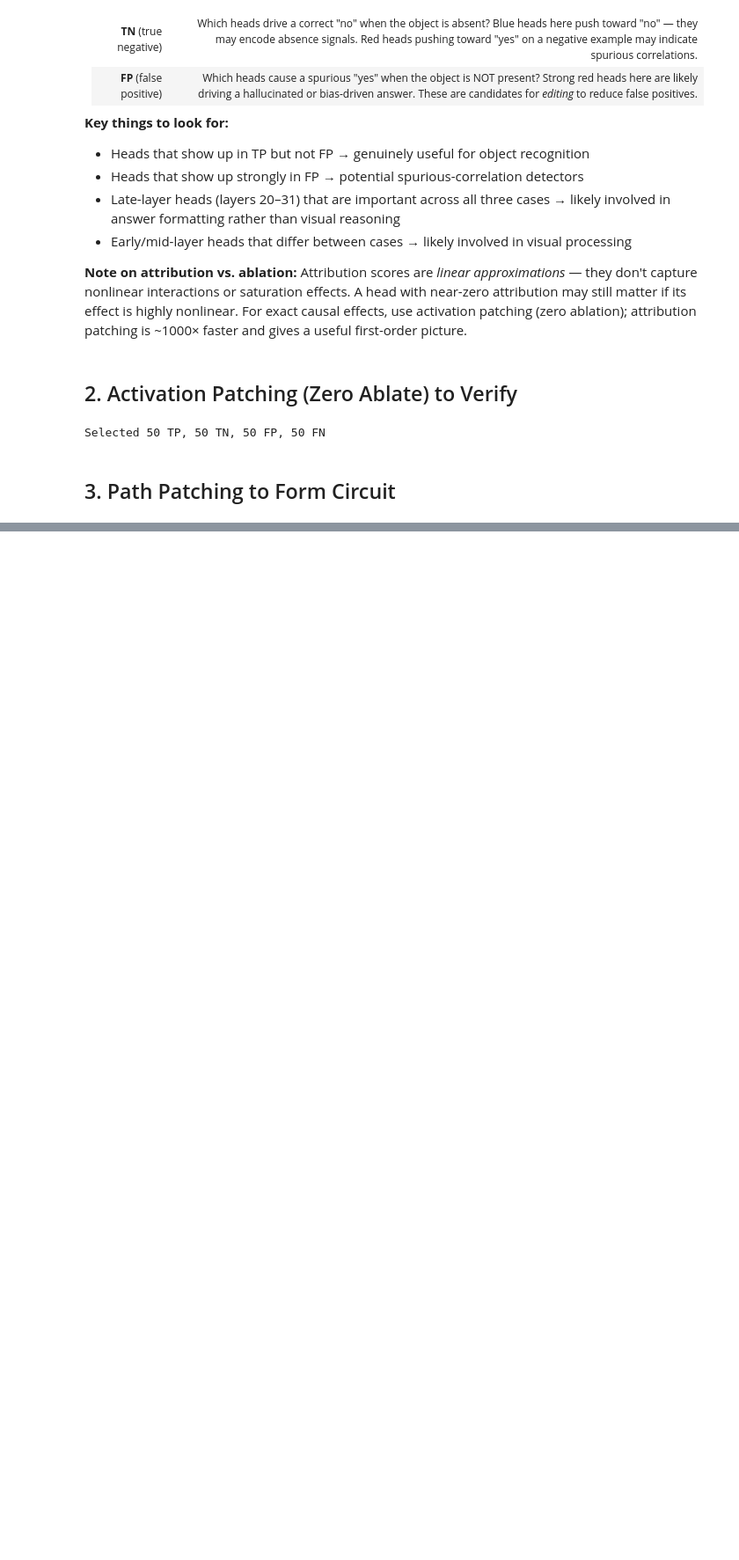
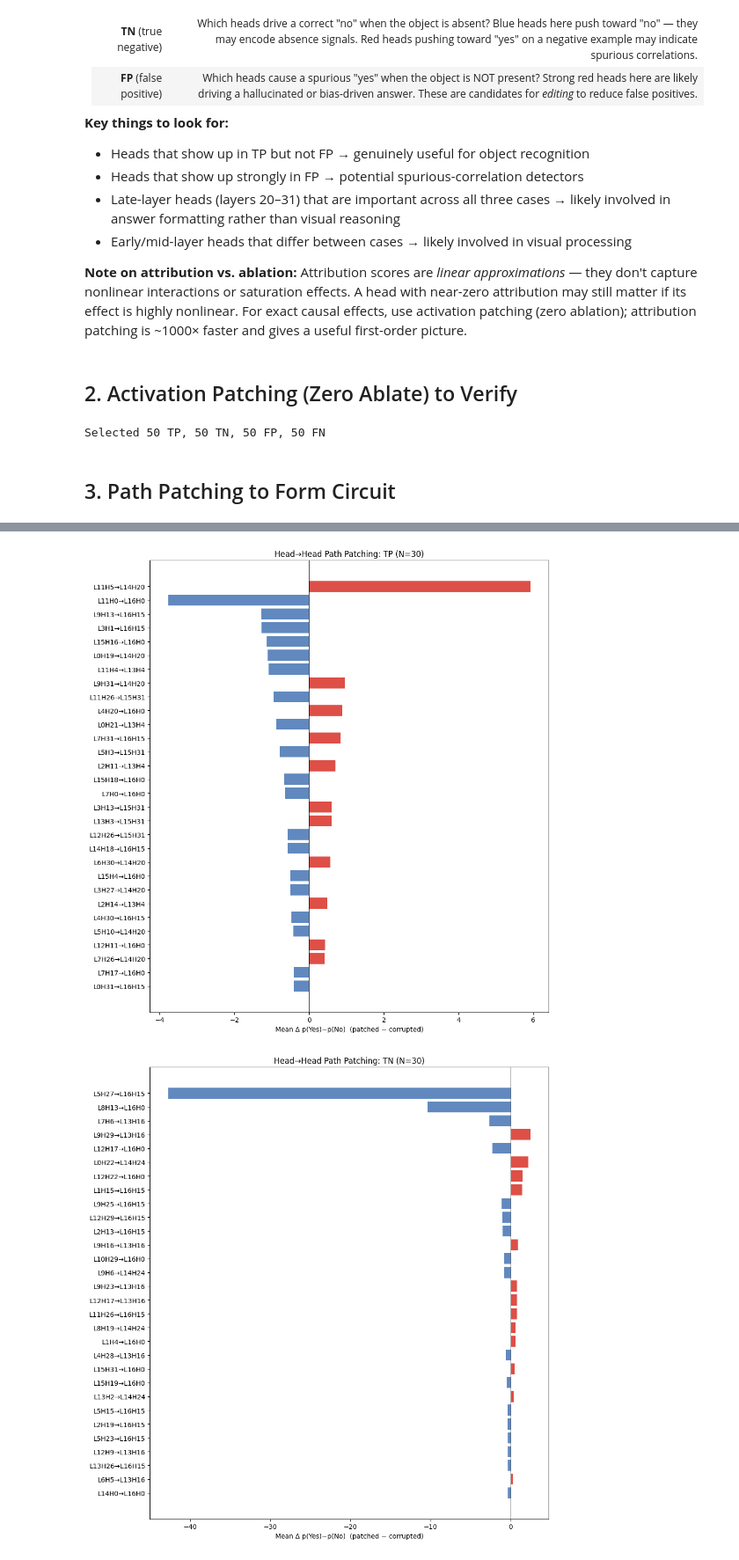
Before and after one commit to quan-0811/vlm-causality, a Jupyter notebook: patching/circuit_discovery.ipynb, the cells around one changed output, grey strips where cells are left out. Shown at 88% size. Drawn from its saved outputs; the diff is of its cells as text; code cells hidden in the pictures; blank space fills up the shorter version.

```diff
--- a/patching/circuit_discovery.ipynb
+++ b/patching/circuit_discovery.ipynb
@@ -904,25 +930,28 @@ for category in ["TP", "TN", "FP", "FN"]:
 # %%
 for category in ["TP", "TN", "FP", "FN"]:
     if category in all_results and all_results[category]:
         plot_category_edges(all_results[category], category, n_show=30)
 
 
 # ---- Cross-category comparison: same edges, different labels ----
 # For each category, pick its top-3 strongest edges and show their means.
 
 print("\n" + "=" * 60)
 print("TOP EDGES PER CATEGORY (ranked by |mean delta|)")
 print("=" * 60)
 
 for category in ["TP", "TN", "FP", "FN"]:
     if category not in all_results:
         continue
     items = [(deltas.mean(), sl, sh, rl, rh)
              for (sl, sh, rl, rh), deltas in all_results[category].items()]
     items.sort(key=lambda x: -abs(x[0]))
 
     print(f"\n{category} top-30 edges:")
-    for i, (mean_val, sl, sh, rl, rh) in enumerate(items[100:10]):
+    for i, (mean_val, sl, sh, rl, rh) in enumerate(items[:30]):
         direction = "→ yes" if mean_val > 0 else "→ no"
         print(f"  {i+1}. L{sl:02d}H{sh:02d} → L{rl:02d}H{rh:02d}  "
               f"Δ={mean_val:+.4f} ({direction})")
+# %% [output]
+[figure, added]
+[figure, added]
```
Also changed, not shown: parts of 4 cells of this notebook, 13 other files.
